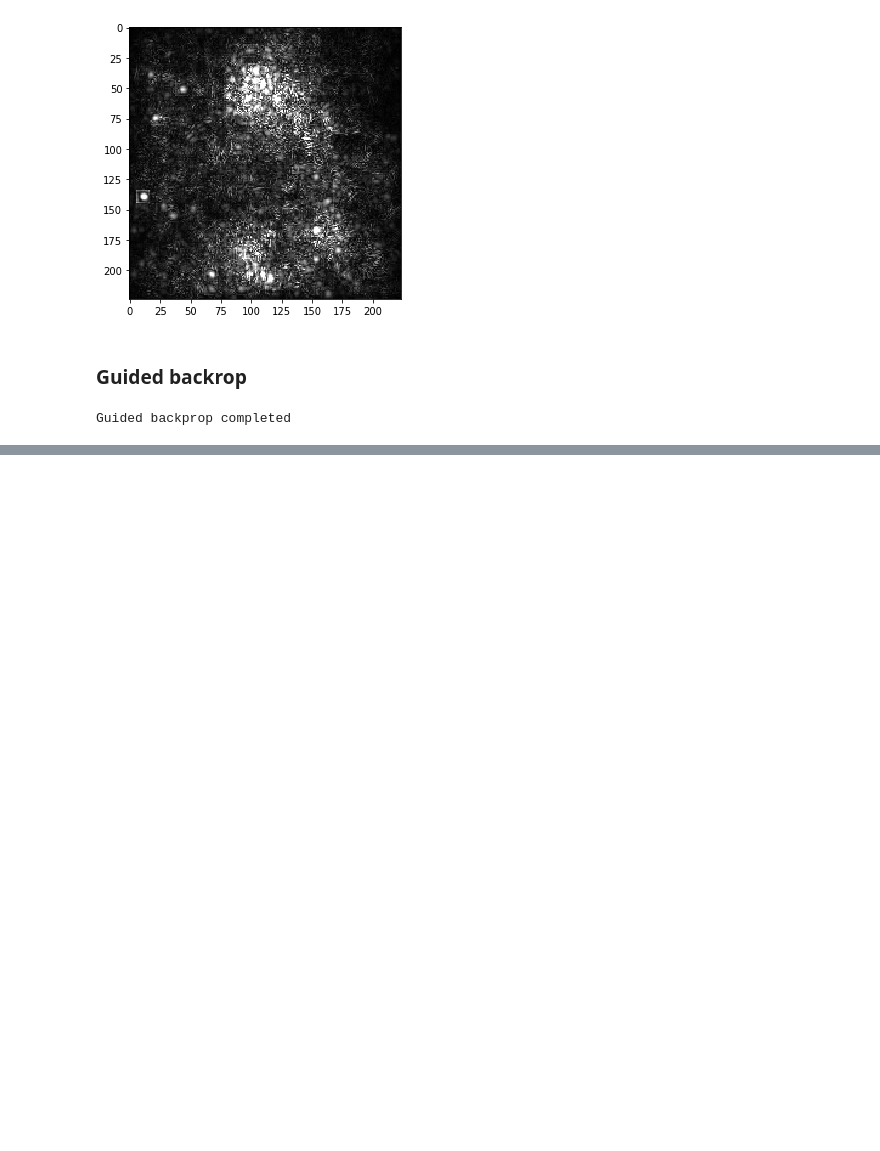
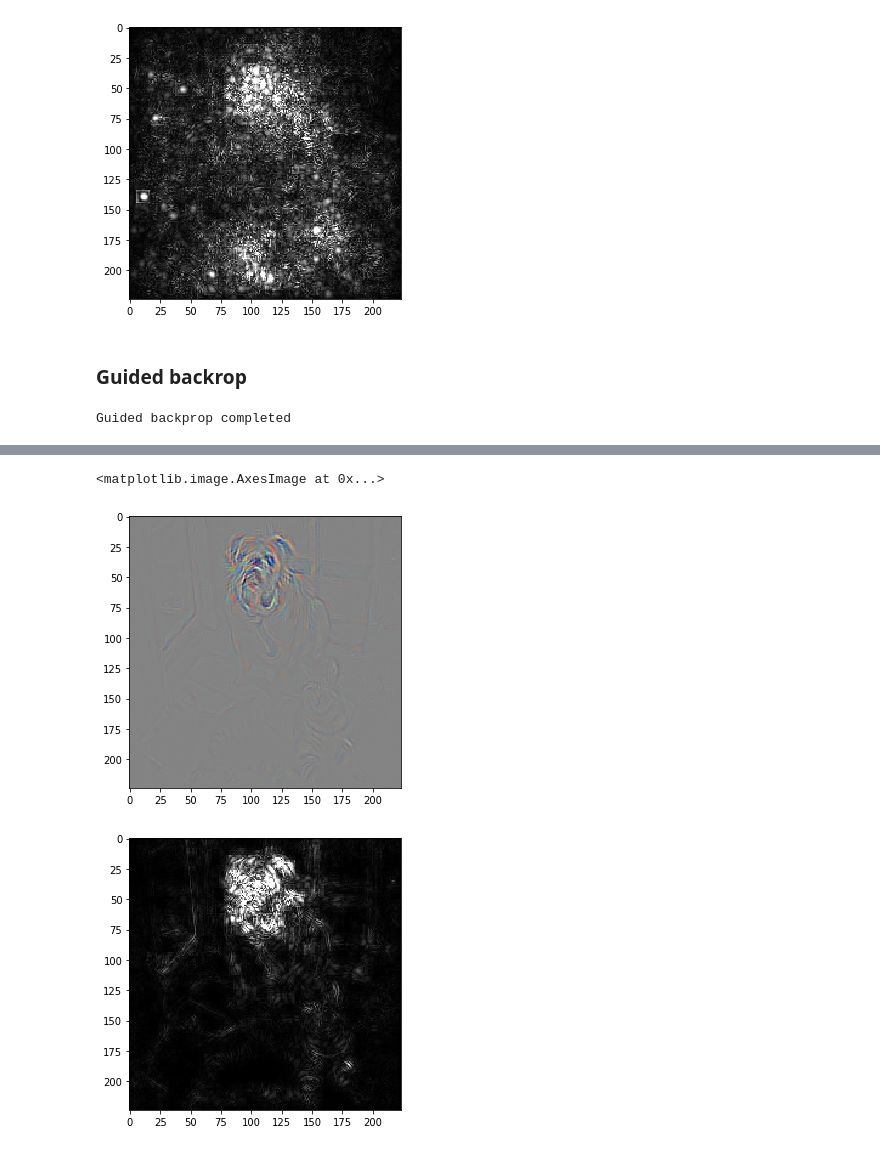
Before and after one commit to SharadGitHub/VGG, a Jupyter notebook: CNN_Visualizations.ipynb, the cells around one changed output, grey strips where cells are left out. Saved outputs shown, nothing was run; the diff lists cells and outputs as text; code cells hidden in the pictures; blank space fills up the shorter version.

```diff
--- a/CNN_Visualizations.ipynb
+++ b/CNN_Visualizations.ipynb
@@ -181,0 +302,30 @@ plt.imshow(neg_sal.transpose(1,2,0), cmap = "gray")
+# %%
+def guided_grad_cam(grad_cam_mask, guided_backprop_mask):
+    """
+        Guided grad cam is just pointwise multiplication of cam mask and
+        guided backprop mask
+    Args:
+        grad_cam_mask (np_arr): Class activation map mask
+        guided_backprop_mask (np_arr):Guided backprop mask
+    """
+    cam_gb = np.multiply(grad_cam_mask, guided_backprop_mask)
+    return cam_gb
+# %%
+# Grad cam
+gcv2 = GradCam(pretrained_model, target_layer=11)
+# Generate cam mask
+cam = gcv2.generate_cam(prep_img, target_class)
+print('Grad cam completed')
+
+# Guided backprop
+GBP = guided_backprop(pretrained_model)
+# Get gradients
+guided_grads = GBP.generate_gradients(prep_img, target_class)
+print('Guided backpropagation completed')
+
+# Guided Grad cam
+cam_gb = guided_grad_cam(cam, guided_grads)
+save_gradient_images(cam_gb, file_name_to_export + '_GGrad_Cam')
+grayscale_cam_gb = convert_to_grayscale(cam_gb)
+save_gradient_images(grayscale_cam_gb, file_name_to_export + '_GGrad_Cam_gray')
+print('Guided grad cam completed')
@@ -181,0 +340,14 @@ plt.imshow(neg_sal.transpose(1,2,0), cmap = "gray")
+# %%
+#cam = np.maximum(cam, 0)
+cam_gb = (cam_gb - np.min(cam_gb)) / (np.max(cam_gb) - np.min(cam_gb))  # Normalize between 0-1
+cam_gb = np.uint8(cam_gb * 255)
+
+fig = plt.figure()
+plt.imshow(cam_gb.transpose(1,2,0))
+
+fig = plt.figure()
+plt.imshow(grayscale_cam_gb[0], cmap = "gray")
+# %% [output]
+<matplotlib.image.AxesImage at 0x...>
+[figure, added]
+[figure, added]
```
Also changed, not shown: parts of 13 cells of this notebook.
